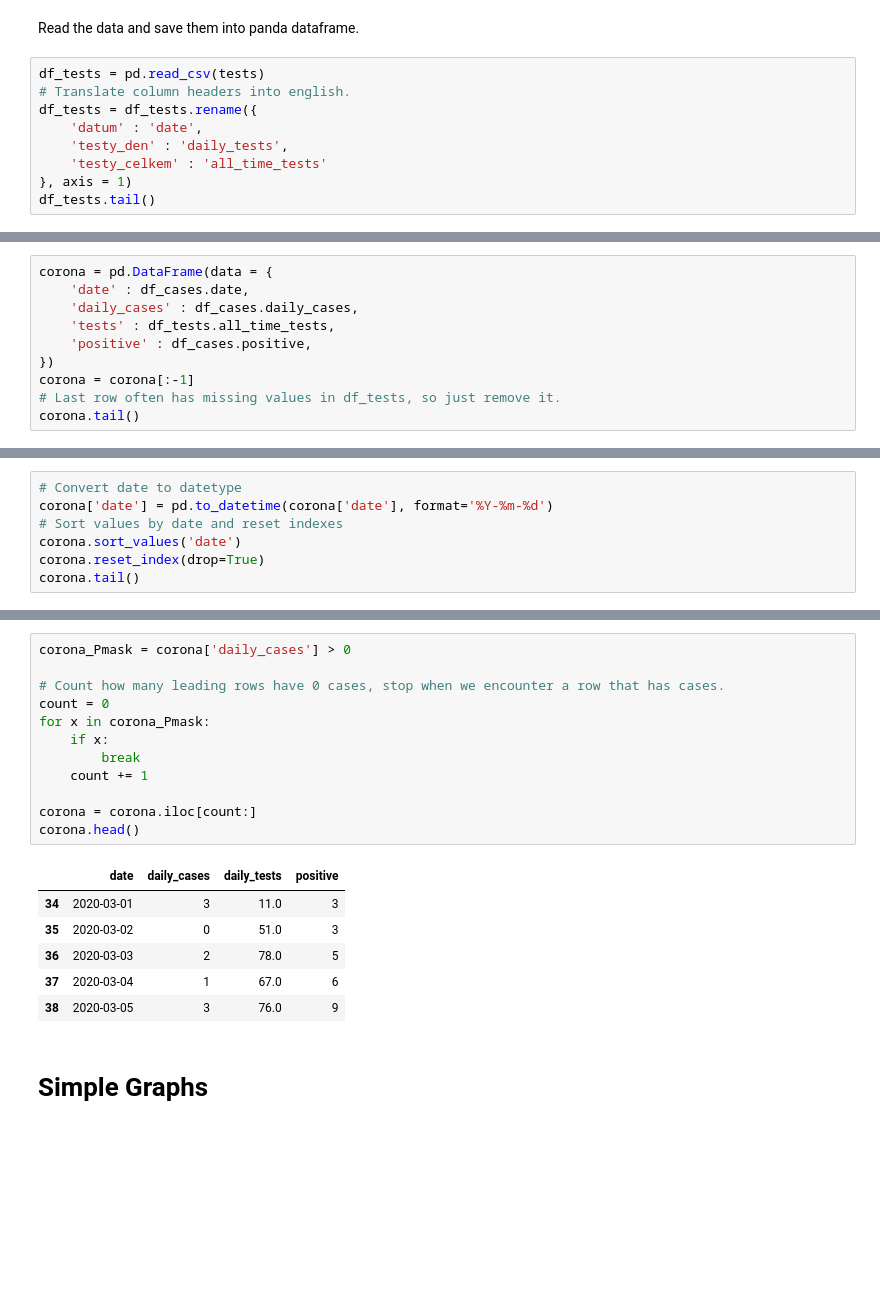
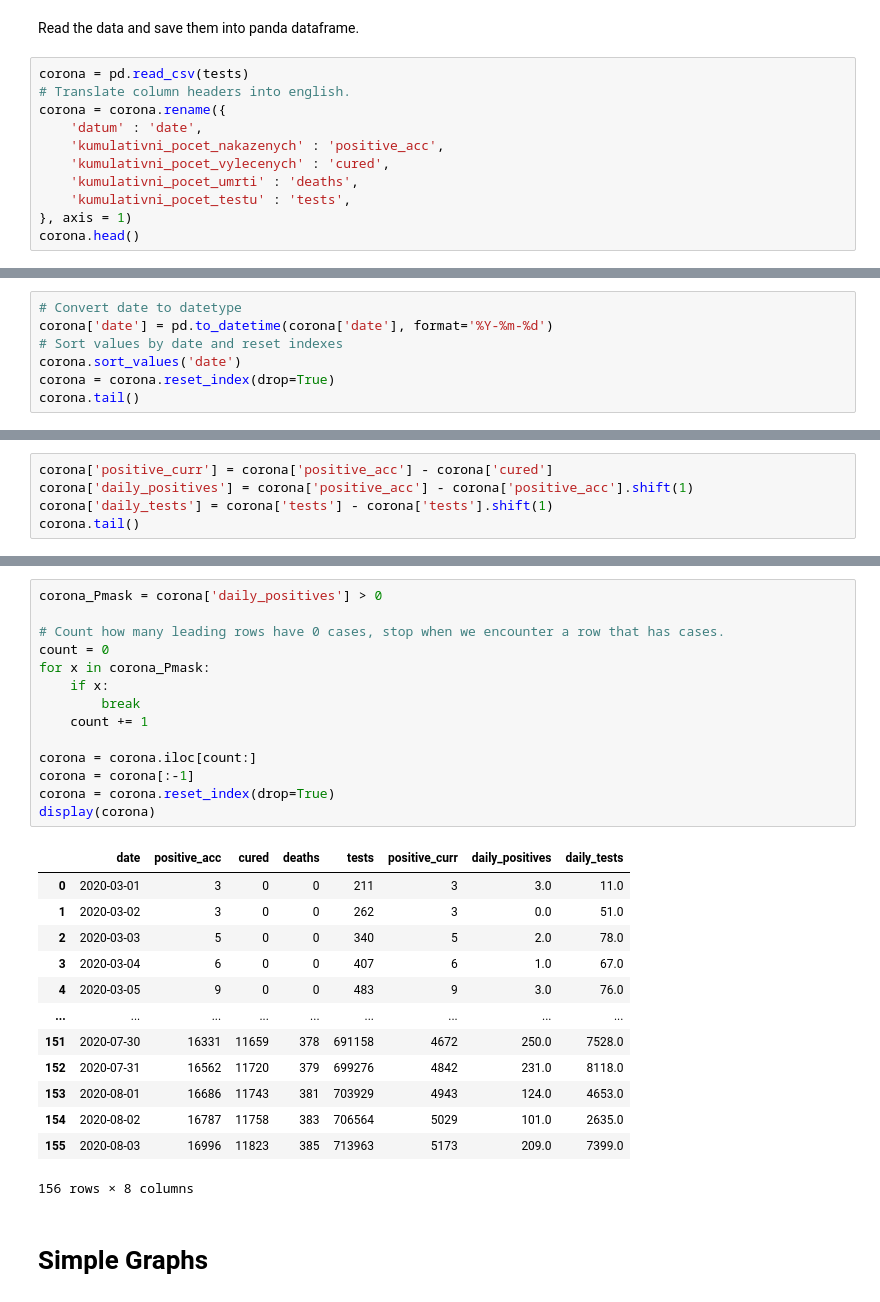
Before and after one commit to Gregofi/corona-czechia, a Jupyter notebook: corona.ipynb, the cells around one changed output, grey strips where cells are left out. Saved outputs shown, nothing was run; the diff lists cells and outputs as text; blank space fills up the shorter version.

```diff
--- a/corona.ipynb
+++ b/corona.ipynb
@@ -13,12 +15,14 @@ import pandas as pd
 # %% [markdown]
 Read the data and save them into panda dataframe.
 # %%
-df_tests = pd.read_csv(tests)
+corona = pd.read_csv(tests)
 # Translate column headers into english.
-df_tests = df_tests.rename({
+corona = corona.rename({
     'datum' : 'date',
-    'testy_den' : 'daily_tests',
-    'testy_celkem' : 'all_time_tests'
+    'kumulativni_pocet_nakazenych' : 'positive_acc',
+    'kumulativni_pocet_vylecenych' : 'cured',
+    'kumulativni_pocet_umrti' : 'deaths',
+    'kumulativni_pocet_testu' : 'tests',
 }, axis = 1)
-df_tests.tail()
+corona.head()
 # %% [output]
@@ -49,10 +34,0 @@ Also delete leading rows which has 0 positive cases.
-# %%
-corona = pd.DataFrame(data = {
-    'date' : df_cases.date,
-    'daily_cases' : df_cases.daily_cases,
-    'tests' : df_tests.all_time_tests,
-    'positive' : df_cases.positive,
-})
-corona = corona[:-1]
-# Last row often has missing values in df_tests, so just remove it.
-corona.tail()
@@ -68,6 +39,6 @@ corona.tail()
 corona['date'] = pd.to_datetime(corona['date'], format='%Y-%m-%d')
 # Sort values by date and reset indexes
 corona.sort_values('date')
-corona.reset_index(drop=True)
+corona = corona.reset_index(drop=True)
 corona.tail()
 # %% [output]
@@ -79,0 +53,5 @@ corona.tail()
+# %%
+corona['positive_curr'] = corona['positive_acc'] - corona['cured']
+corona['daily_positives'] = corona['positive_acc'] - corona['positive_acc'].shift(1)
+corona['daily_tests'] = corona['tests'] - corona['tests'].shift(1)
+corona.tail()
@@ -80,21 +65,30 @@ corona.tail()
 # %%
-corona_Pmask = corona['daily_cases'] > 0
+corona_Pmask = corona['daily_positives'] > 0
 
 # Count how many leading rows have 0 cases, stop when we encounter a row that has cases.
 count = 0
 for x in corona_Pmask:
     if x:
         break
     count += 1
 
 corona = corona.iloc[count:]
-corona.head()
+corona = corona[:-1]
+corona = corona.reset_index(drop=True)
+display(corona)
 # %% [output]
-|  | date | daily_cases | daily_tests | positive |
-| 34 | 2020-03-01 | 3 | 11.0 | 3 |
-| 35 | 2020-03-02 | 0 | 51.0 | 3 |
-| 36 | 2020-03-03 | 2 | 78.0 | 5 |
-| 37 | 2020-03-04 | 1 | 67.0 | 6 |
-| 38 | 2020-03-05 | 3 | 76.0 | 9 |
+|  | date | positive_acc | cured | deaths | tests | positive_curr | daily_positives | daily_tests |
+| 0 | 2020-03-01 | 3 | 0 | 0 | 211 | 3 | 3.0 | 11.0 |
+| 1 | 2020-03-02 | 3 | 0 | 0 | 262 | 3 | 0.0 | 51.0 |
+| 2 | 2020-03-03 | 5 | 0 | 0 | 340 | 5 | 2.0 | 78.0 |
+| 3 | 2020-03-04 | 6 | 0 | 0 | 407 | 6 | 1.0 | 67.0 |
+| 4 | 2020-03-05 | 9 | 0 | 0 | 483 | 9 | 3.0 | 76.0 |
+| ... | ... | ... | ... | ... | ... | ... | ... | ... |
+| 151 | 2020-07-30 | 16331 | 11659 | 378 | 691158 | 4672 | 250.0 | 7528.0 |
+| 152 | 2020-07-31 | 16562 | 11720 | 379 | 699276 | 4842 | 231.0 | 8118.0 |
+| 153 | 2020-08-01 | 16686 | 11743 | 381 | 703929 | 4943 | 124.0 | 4653.0 |
+| 154 | 2020-08-02 | 16787 | 11758 | 383 | 706564 | 5029 | 101.0 | 2635.0 |
+| 155 | 2020-08-03 | 16996 | 11823 | 385 | 713963 | 5173 | 209.0 | 7399.0 |
+156 rows × 8 columns
 # %% [markdown]
 # Simple Graphs
```
Also changed, not shown: parts of 19 cells of this notebook.
